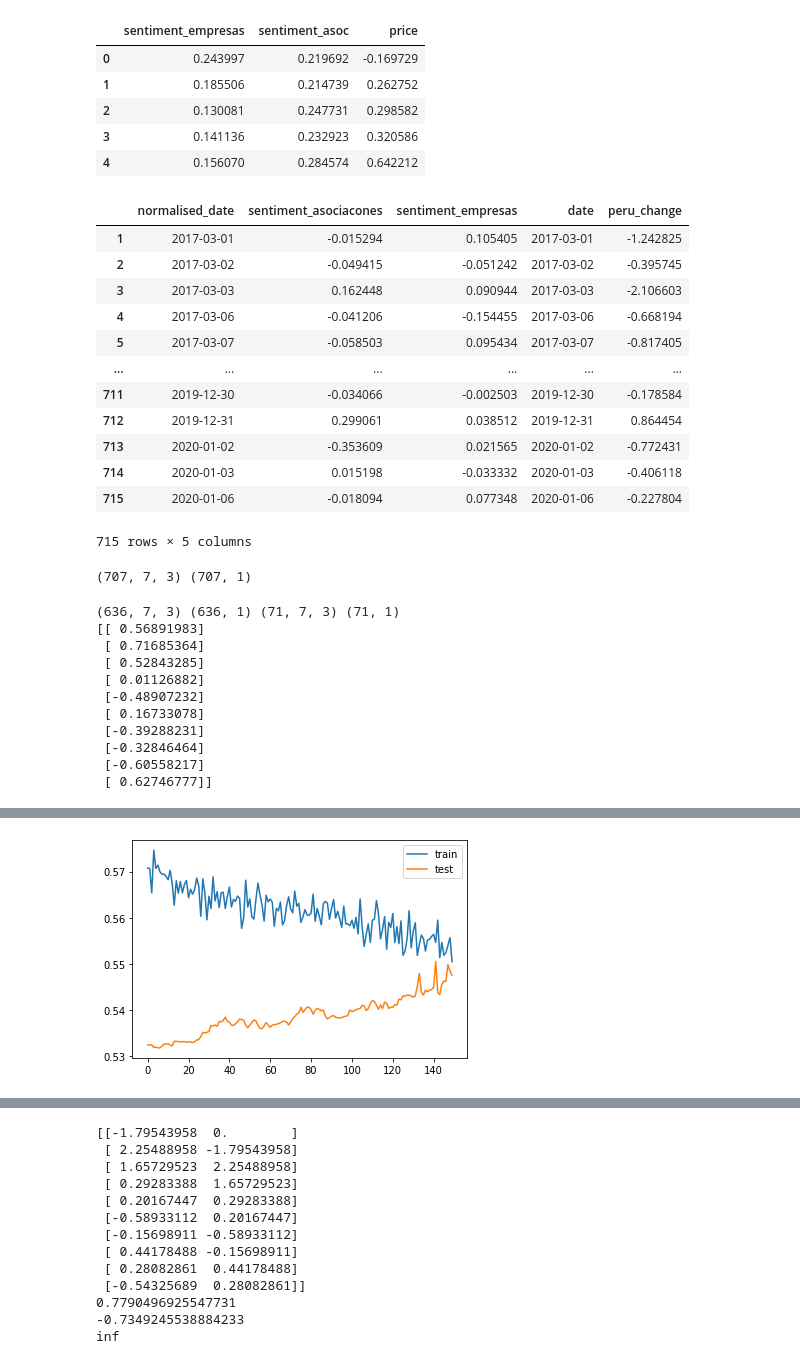
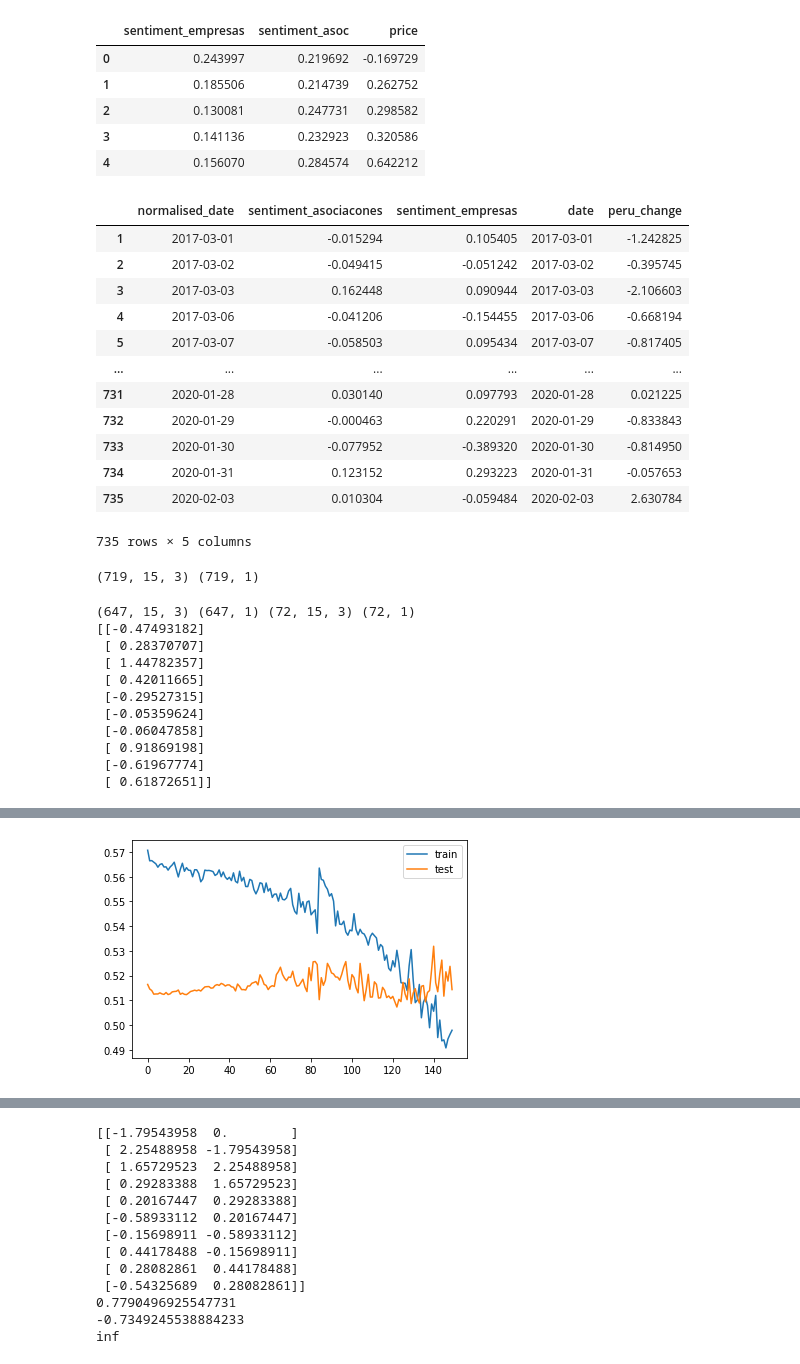
Before and after one commit to news-scrapers/twitter-data-scripts-analysis, a Jupyter notebook: neural_network_models/models_regresion_nn_pe.ipynb, the cells around one changed output, grey strips where cells are left out. Cells and saved outputs as stored; diff of their text form; code cells hidden in the pictures.

```diff
--- a/neural_network_models/models_regresion_nn_pe.ipynb
+++ b/neural_network_models/models_regresion_nn_pe.ipynb
@@ -110,8 +110,8 @@ df_total['sentiment_asociacones'] = df_total['sentiment_asociacones'].astype(flo
 df_total['sentiment_empresas'] = df_total['sentiment_empresas'].astype(float)
 df_total['peru_change'] = df_total['peru_change'].astype(float)
 
-
-df_total = df_total[:-100]
+# we remove covid months
+df_total = df_total[:-80]
 df_total
 # %% [output]
 |  | normalised_date | sentiment_asociacones | sentiment_empresas | date | peru_change |
@@ -121,12 +121,12 @@ df_total
 | 4 | 2017-03-06 | -0.041206 | -0.154455 | 2017-03-06 | -0.668194 |
 | 5 | 2017-03-07 | -0.058503 | 0.095434 | 2017-03-07 | -0.817405 |
 | ... | ... | ... | ... | ... | ... |
-| 711 | 2019-12-30 | -0.034066 | -0.002503 | 2019-12-30 | -0.178584 |
-| 712 | 2019-12-31 | 0.299061 | 0.038512 | 2019-12-31 | 0.864454 |
-| 713 | 2020-01-02 | -0.353609 | 0.021565 | 2020-01-02 | -0.772431 |
-| 714 | 2020-01-03 | 0.015198 | -0.033332 | 2020-01-03 | -0.406118 |
-| 715 | 2020-01-06 | -0.018094 | 0.077348 | 2020-01-06 | -0.227804 |
+| 731 | 2020-01-28 | 0.030140 | 0.097793 | 2020-01-28 | 0.021225 |
+| 732 | 2020-01-29 | -0.000463 | 0.220291 | 2020-01-29 | -0.833843 |
+| 733 | 2020-01-30 | -0.077952 | -0.389320 | 2020-01-30 | -0.814950 |
+| 734 | 2020-01-31 | 0.123152 | 0.293223 | 2020-01-31 | -0.057653 |
+| 735 | 2020-02-03 | 0.010304 | -0.059484 | 2020-02-03 | 2.630784 |
-715 rows × 5 columns
+735 rows × 5 columns
 # %%
 
 
@@ -140,7 +140,7 @@ from sklearn.preprocessing import MinMaxScaler
 
 #plt.plot(X)
 
-num_steps = 7
+num_steps = 15
 future_steps = 1
 
 X_sent_asoc = df_total.sentiment_asociacones.values[:-future_steps]
@@ -175,7 +175,7 @@ X = np.array(create_window_data_arrays((X_sent_asoc,X_sent_empresas, X_prices),
 Y = create_window_data_array_with_shift(X_prices_next, future_steps, num_steps +future_steps)
 print(X.shape, Y.shape)
 # %% [output]
-(707, 7, 3) (707, 1)
+(719, 15, 3) (719, 1)
 # %%
 
 train_X, test_X, train_y, test_y = train_test_split(
@@ -190,22 +190,22 @@ X, Y, test_size=0.10, random_state=1000)
 print(train_X.shape, train_y.shape, test_X.shape, test_y.shape)
 print(train_y[-10:])
 # %% [output]
-(636, 7, 3) (636, 1) (71, 7, 3) (71, 1)
-[[ 0.56891983]
- [ 0.71685364]
- [ 0.52843285]
- [ 0.01126882]
- [-0.48907232]
- [ 0.16733078]
- [-0.39288231]
- [-0.32846464]
- [-0.60558217]
- [ 0.62746777]]
+(647, 15, 3) (647, 1) (72, 15, 3) (72, 1)
+[[-0.47493182]
+ [ 0.28370707]
+ [ 1.44782357]
+ [ 0.42011665]
+ [-0.29527315]
+ [-0.05359624]
+ [-0.06047858]
+ [ 0.91869198]
+ [-0.61967774]
+ [ 0.61872651]]
 # %%
 output_size = future_steps
 model = Sequential()
-model.add(LSTM(60, activation='relu', input_shape=(train_X.shape[1], train_X.shape[2])))
-model.add(Dropout(0.6))
+model.add(LSTM(100, activation='relu', input_shape=(train_X.shape[1], train_X.shape[2])))
+model.add(Dropout(0.2))
 model.add(Dense(40, activation='relu'))
 model.add(Dropout(0.6))
 model.add(Dense(output_size))
@@ -240,4 +240,4 @@ Epoch 150/150
-[figure, old version]
+[figure, new version]
 # %%
 output_size = future_steps
 n_timesteps = train_X.shape[1]
```
Also changed, not shown: parts of 2 cells of this notebook, 8 other files.
